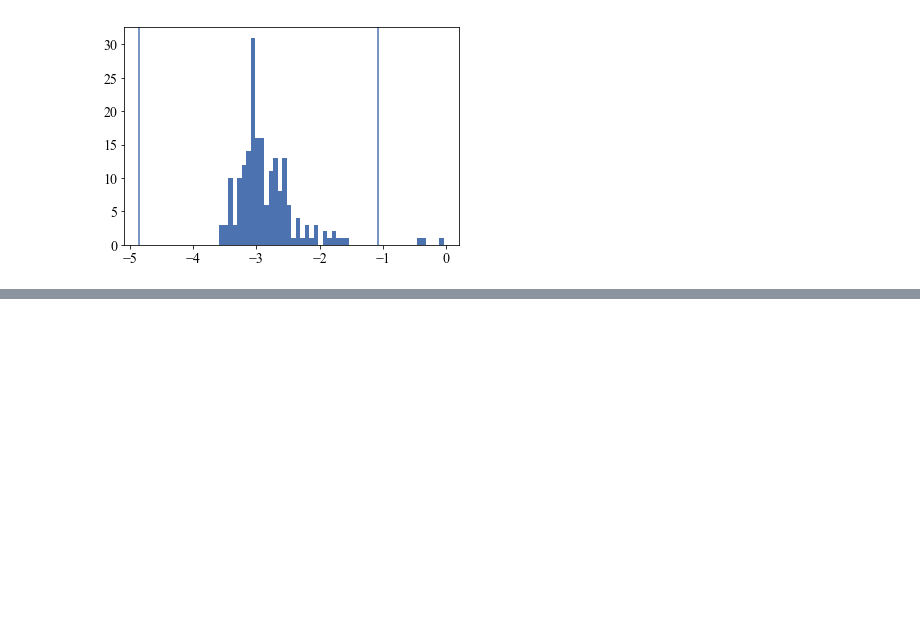
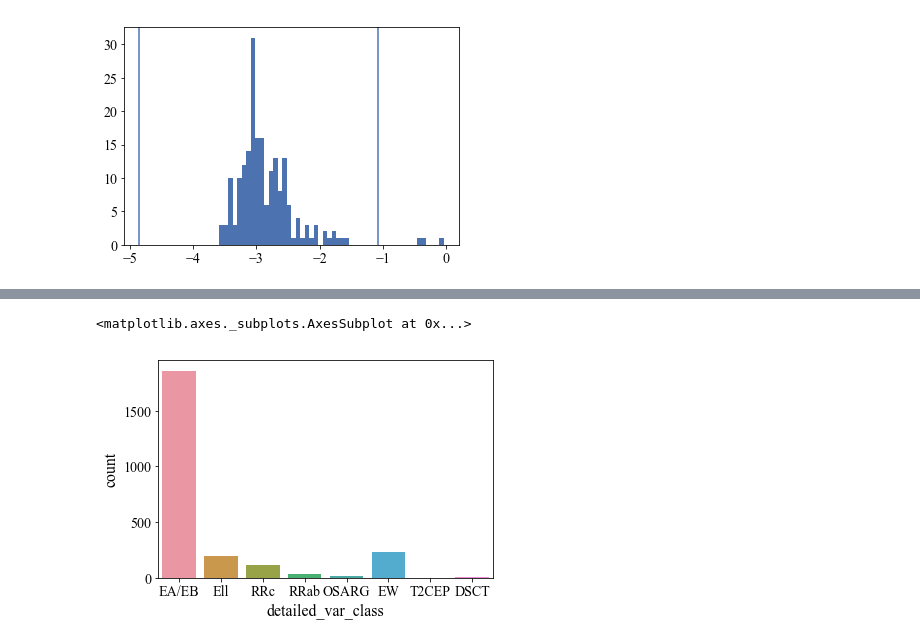
Before and after one commit to thomasmolnar/virac_classifier, a Jupyter notebook: test_notebooks/test.ipynb, the cells around one changed output, grey strips where cells are left out. Drawn from its saved outputs; the diff is of its cells as text; code cells hidden in the pictures; blank space fills up the shorter version.

Commit message:
Before running binary

```diff
--- a/test_notebooks/test.ipynb
+++ b/test_notebooks/test.ipynb
@@ -306,3 +306,6 @@ plt.axvline(med+5*sigma)
 # %%
 from fine_classif.feat_extract.extinction_map import extinction_map_healpix
 extM = extinction_map_healpix('/data/jls/virac/virac_extinction_map_healpix', version='v2_NEW_JK_PHOTSTATS_FULL')
+# %%
+with open('/local/scratch_2/jls/virac_classifier/binary/binary_0.pkl', 'rb') as f:
+    tst_binary = pickle.load(f)
@@ -308,0 +339,6 @@ extM = extinction_map_healpix('/data/jls/virac/virac_extinction_map_healpix', ve
+# %%
+import pickle
+with open('/local/scratch_2/jls/virac_classifier/binary/binary_0_test.pkl', 'rb') as f:
+    tst_binary_0 = pickle.load(f)
+# %%
+tst_binary_0.training_set.loc[tst_binary_0.training_set['detailed_var_class']!=tst_binary_0.training_set['detailed_var_class'], 'detailed_var_class']='CONST'
@@ -308,0 +393,6 @@ extM = extinction_map_healpix('/data/jls/virac/virac_extinction_map_healpix', ve
+# %%
+sns.countplot(tst_binary_0.training_set['detailed_var_class'][
+    (tst_binary_0.training_set['class']=='CONST')&(tst_binary_0.training_set['var_class']=='VAR')])
+# %% [output]
+<matplotlib.axes._subplots.AxesSubplot at 0x...>
+[figure, added]
```
Also changed, not shown: parts of 12 cells of this notebook, 5 other files.
